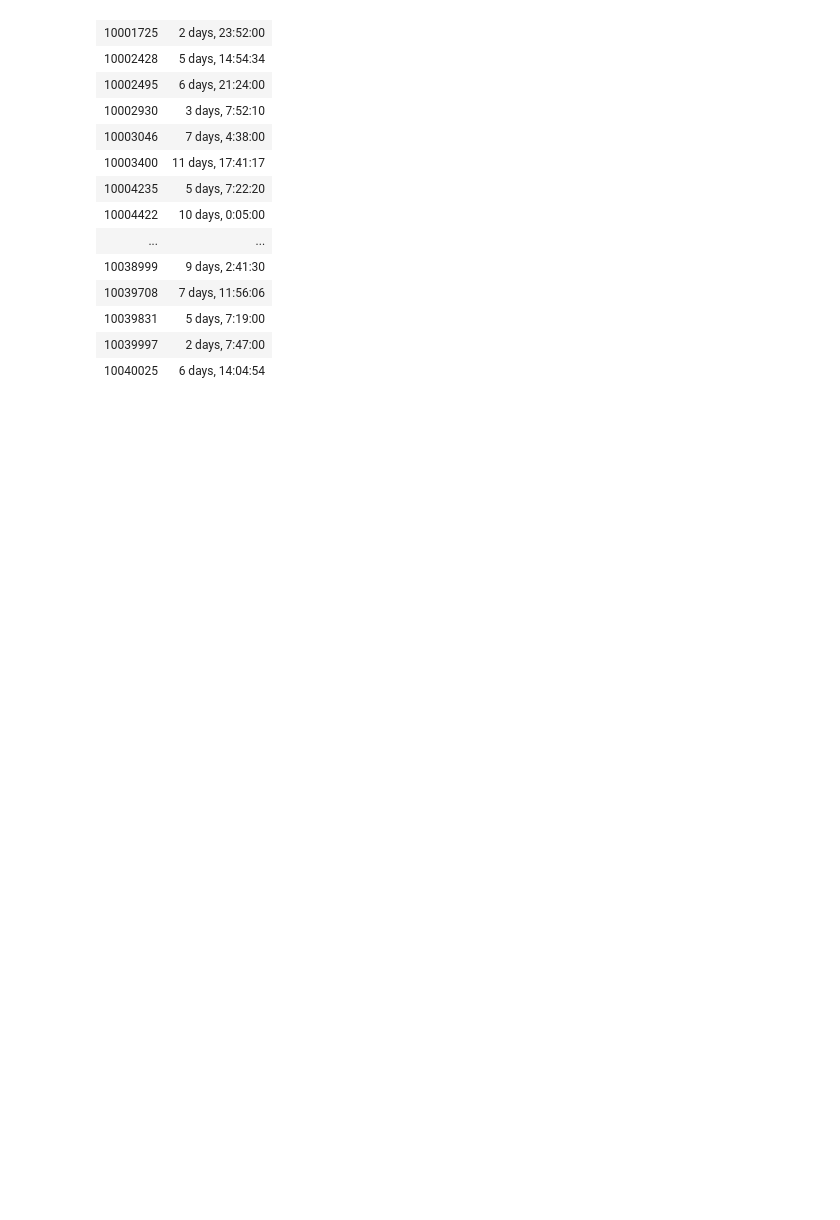
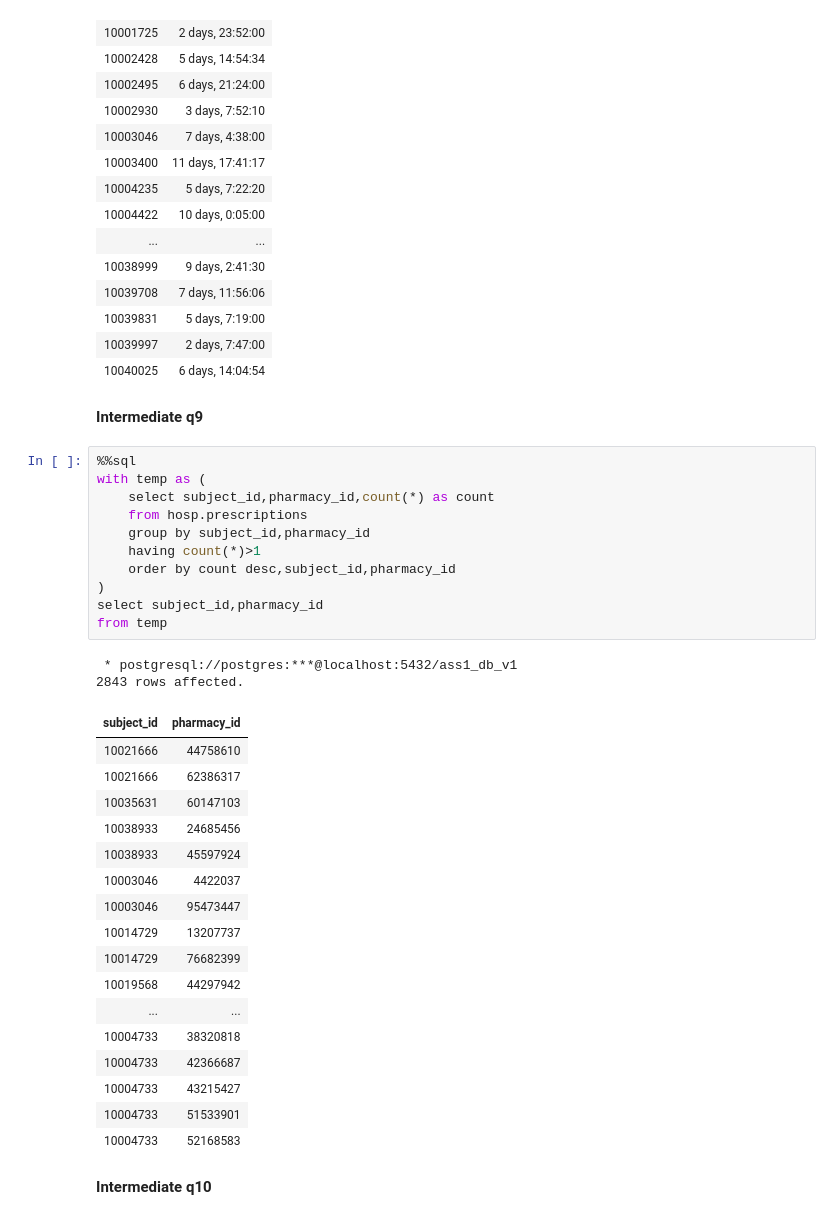
Before and after one commit to sarthak-panda/Sem6, a Jupyter notebook: COL362/Assignments/A1/rough.ipynb, the cells around one changed output. Cells and saved outputs as stored; diff of their text form; blank space fills up the shorter version.

```diff
--- a/COL362/Assignments/A1/rough.ipynb
+++ b/COL362/Assignments/A1/rough.ipynb
@@ -643,3 +644,38 @@ order by subject_id
 | 10039831 | 5 days, 7:19:00 |
 | 10039997 | 2 days, 7:47:00 |
 | 10040025 | 6 days, 14:04:54 |
+# %% [markdown]
+**Intermediate q9**
+# %%
+%%sql
+with temp as (
+	select subject_id,pharmacy_id,count(*) as count
+	from hosp.prescriptions
+	group by subject_id,pharmacy_id
+	having count(*)>1
+	order by count desc,subject_id,pharmacy_id
+)
+select subject_id,pharmacy_id
+from temp
+# %% [output]
+ * postgresql://postgres:***@localhost:5432/ass1_db_v1
+2843 rows affected.
+| subject_id | pharmacy_id |
+| 10021666 | 44758610 |
+| 10021666 | 62386317 |
+| 10035631 | 60147103 |
+| 10038933 | 24685456 |
+| 10038933 | 45597924 |
+| 10003046 | 4422037 |
+| 10003046 | 95473447 |
+| 10014729 | 13207737 |
+| 10014729 | 76682399 |
+| 10019568 | 44297942 |
+| ... | ... |
+| 10004733 | 38320818 |
+| 10004733 | 42366687 |
+| 10004733 | 43215427 |
+| 10004733 | 51533901 |
+| 10004733 | 52168583 |
+# %% [markdown]
+**Intermediate q10**
```
Also changed, not shown: parts of 4 cells of this notebook.
